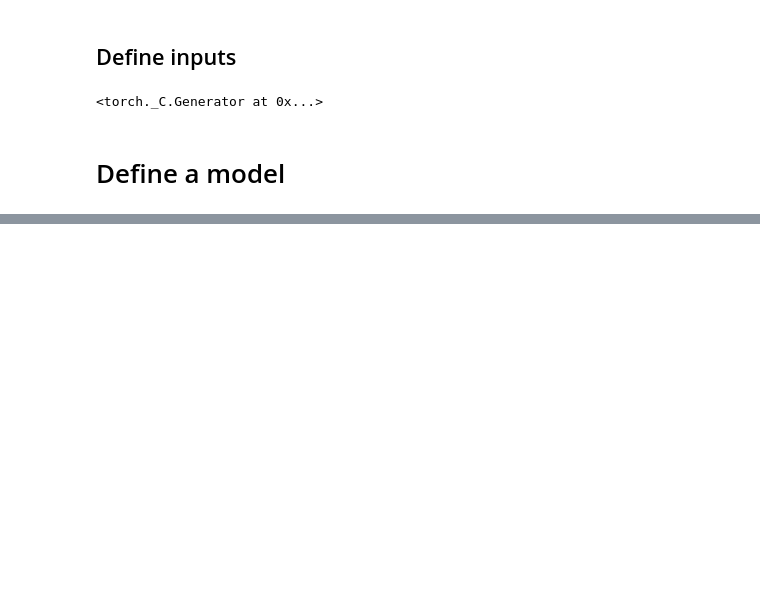
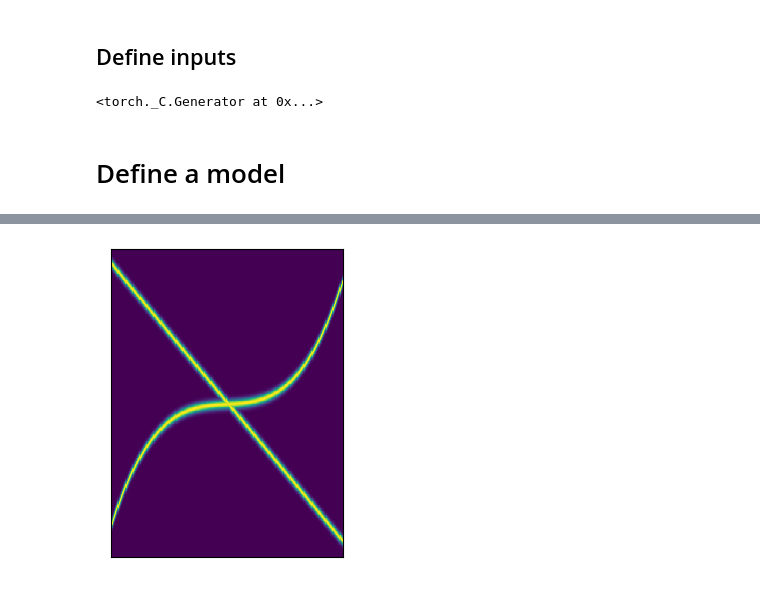
Before and after one commit to beatazor/low-rank-transport, a Jupyter notebook: notebooks/Shape_shift_NN_nuclear_norm.ipynb, the cells around one changed output, grey strips where cells are left out. Saved outputs shown, nothing was run; the diff lists cells and outputs as text; code cells hidden in the pictures; blank space fills up the shorter version.

```diff
--- a/notebooks/Shape_shift_NN_nuclear_norm.ipynb
+++ b/notebooks/Shape_shift_NN_nuclear_norm.ipynb
@@ -270,0 +292,14 @@ torch.save(model.state_dict(), 'model_weights.pth')
+# %%
+vmin = np.min(Q)
+vmax = np.max(Q)
+
+plt.figure(figsize=(3, 4))
+plt.pcolor(Q, vmin=vmin, vmax=vmax)
+#plt.title(r"${\mathbf{Q}}$")
+#plt.xlabel("t")
+#plt.ylabel("x")
+plt.xticks([])
+plt.yticks([])
+plt.savefig('final_images/crossing_lines_0.png', bbox_inches='tight', pad_inches=0)
+# %% [output]
+[figure, added]
```
Also changed, not shown: parts of 12 cells of this notebook, 2 other files.
